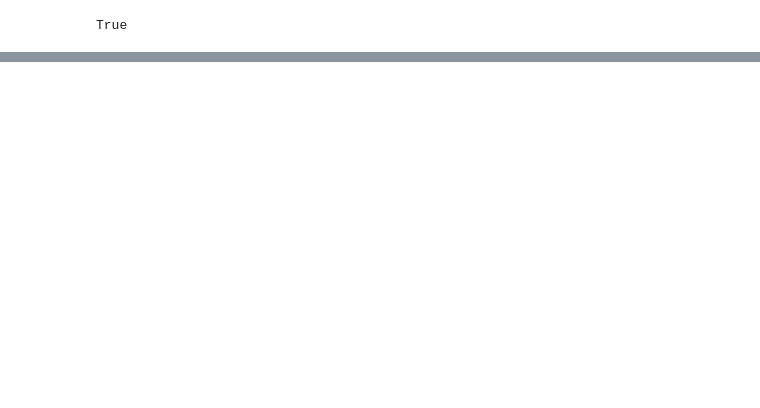
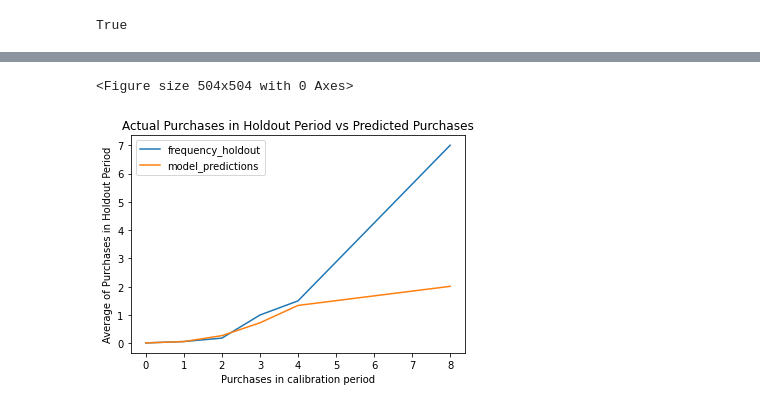
Before and after one commit to zander1268/custorama, a Jupyter notebook: final_bg_nbd_modeling.ipynb, the cells around one changed output, grey strips where cells are left out. Cells and saved outputs as stored; diff of their text form; code cells hidden in the pictures; blank space fills up the shorter version.

```diff
--- a/final_bg_nbd_modeling.ipynb
+++ b/final_bg_nbd_modeling.ipynb
@@ -373,0 +309,7 @@ bgf_real_v_pred_df(ch_1,bgf_1)
+# %%
+# testing: predicted vs actual purchases in holdout period
+fig = plt.figure(figsize=(7, 7))
+plot_calibration_purchases_vs_holdout_purchases(bgf_1, df_ch_1);
+# %% [output]
+<Figure size 504x504 with 0 Axes>
+[figure, added]
```
Also changed, not shown: parts of 43 cells of this notebook.
